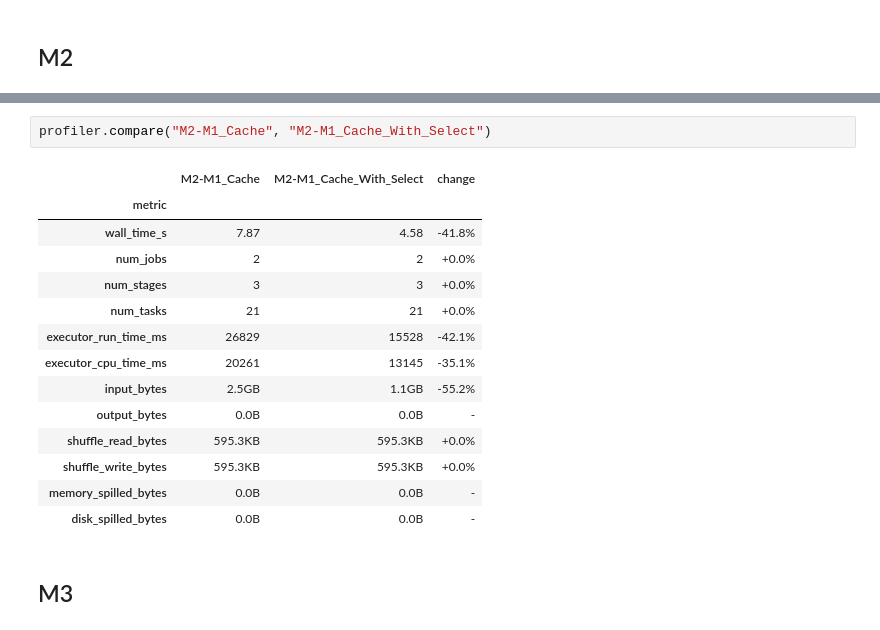
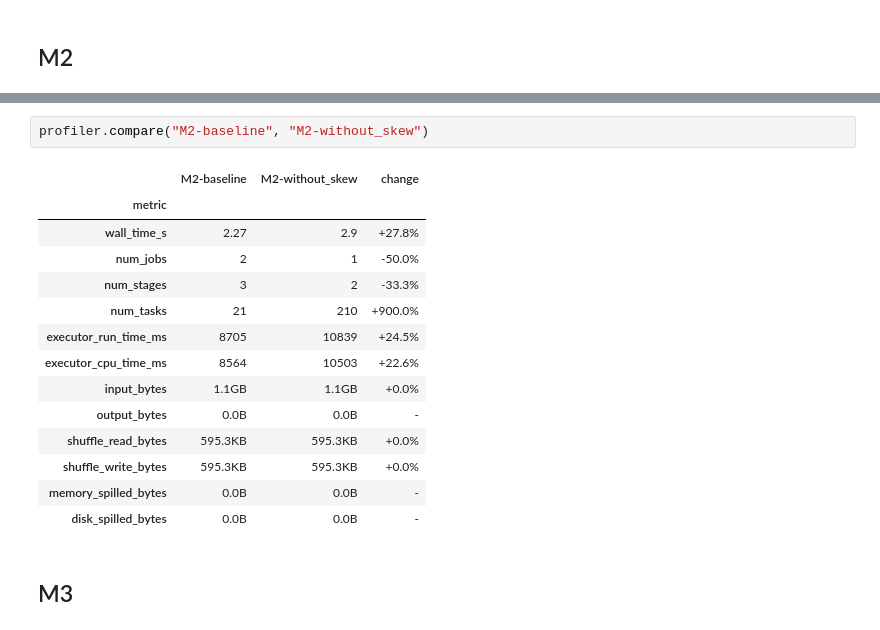
Before and after one commit to rafsilvafct/ComPar_proj1_77967, a Jupyter notebook: notebooks/project.ipynb, the cells around one changed output, grey strips where cells are left out. Saved outputs shown, nothing was run; the diff lists cells and outputs as text.

```diff
--- a/notebooks/project.ipynb
+++ b/notebooks/project.ipynb
@@ -373,15 +397,15 @@ with profiler.profile("M2-M1_Cache_With_Select"):
 # %%
-profiler.compare("M2-M1_Cache", "M2-M1_Cache_With_Select")
+profiler.compare("M2-baseline", "M2-without_skew")
 # %% [output]
-|  | M2-M1_Cache | M2-M1_Cache_With_Select | change |
+|  | M2-baseline | M2-without_skew | change |
 | metric |  |  |  |
-| wall_time_s | 7.87 | 4.58 | -41.8% |
-| num_jobs | 2 | 2 | +0.0% |
-| num_stages | 3 | 3 | +0.0% |
-| num_tasks | 21 | 21 | +0.0% |
-| executor_run_time_ms | 26829 | 15528 | -42.1% |
-| executor_cpu_time_ms | 20261 | 13145 | -35.1% |
-| input_bytes | 2.5GB | 1.1GB | -55.2% |
+| wall_time_s | 2.27 | 2.9 | +27.8% |
+| num_jobs | 2 | 1 | -50.0% |
+| num_stages | 3 | 2 | -33.3% |
+| num_tasks | 21 | 210 | +900.0% |
+| executor_run_time_ms | 8705 | 10839 | +24.5% |
+| executor_cpu_time_ms | 8564 | 10503 | +22.6% |
+| input_bytes | 1.1GB | 1.1GB | +0.0% |
 | output_bytes | 0.0B | 0.0B | - |
 | shuffle_read_bytes | 595.3KB | 595.3KB | +0.0% |
 | shuffle_write_bytes | 595.3KB | 595.3KB | +0.0% |
```
Also changed, not shown: parts of 5 cells of this notebook, 1 other file.
